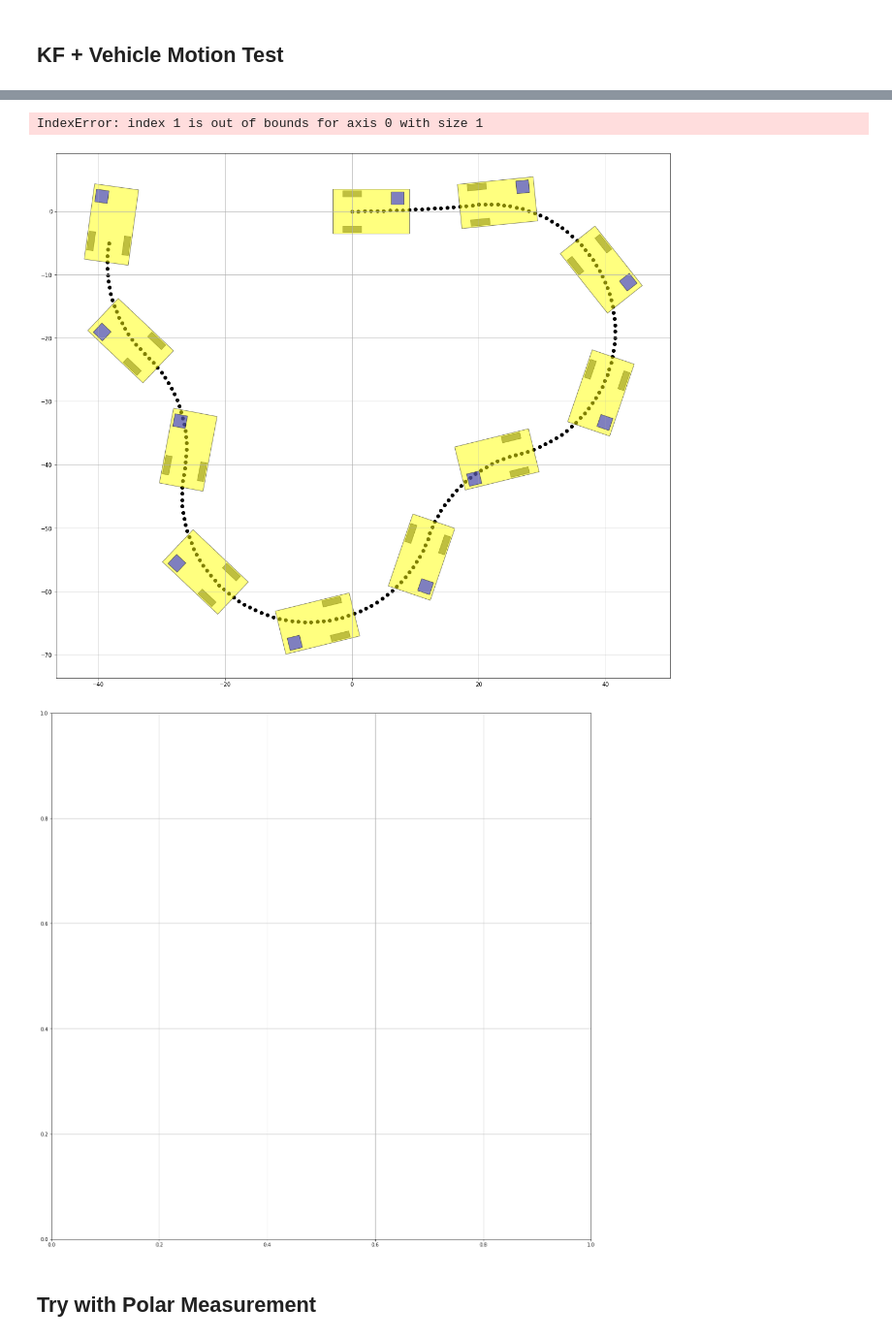
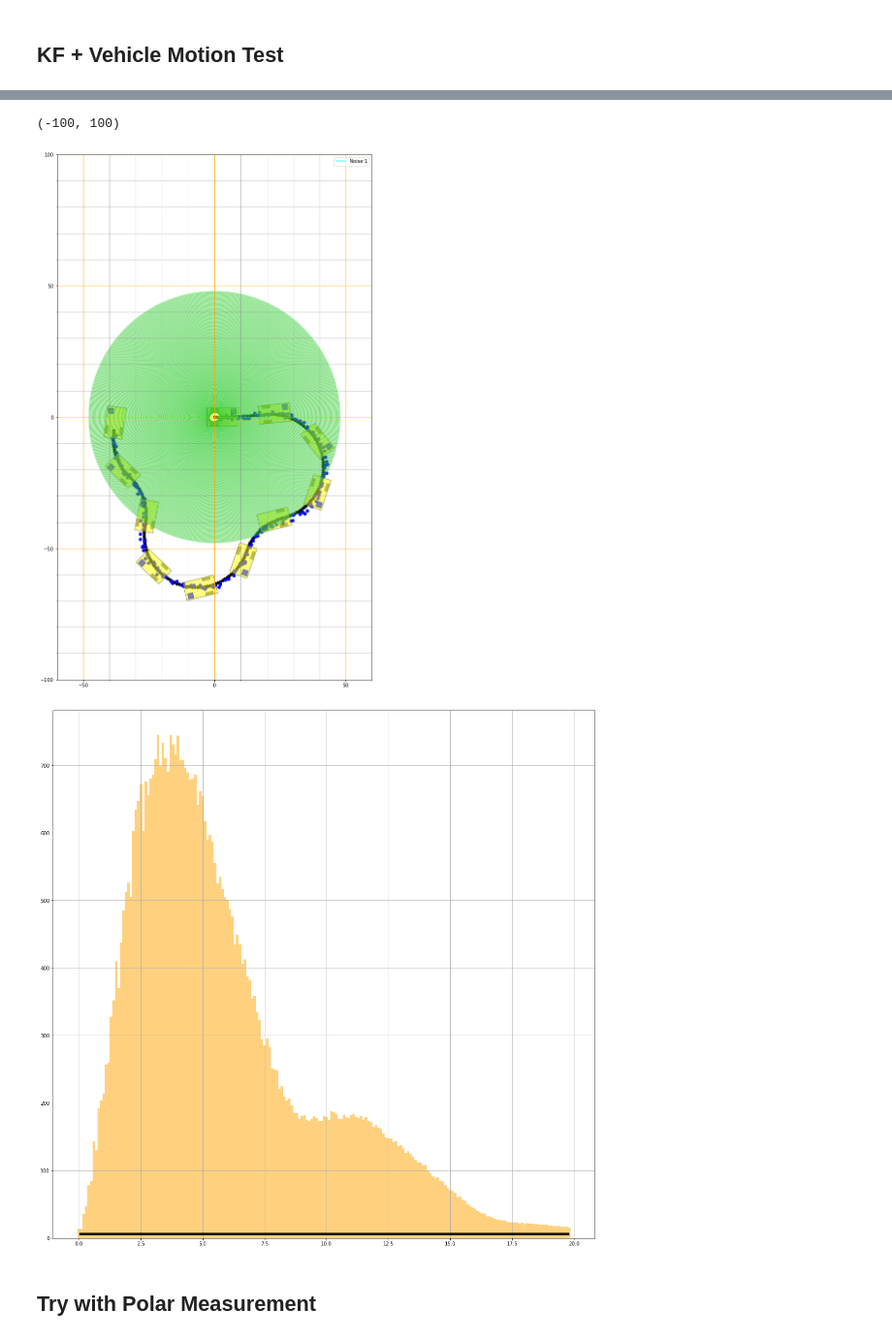
Before and after one commit to RYO0115/python_algorithms, a Jupyter notebook: kalman_filter/jupyter/multistate_kalman_filter.ipynb, the cells around one changed output, grey strips where cells are left out. Shown at 97% size. Cells and saved outputs as stored; diff of their text form; code cells hidden in the pictures.

```diff
--- a/kalman_filter/jupyter/multistate_kalman_filter.ipynb
+++ b/kalman_filter/jupyter/multistate_kalman_filter.ipynb
@@ -443,24 +299,0 @@ class Vehicle:
-# %%
-vehicle = Vehicle(10.0,0.05,0.1)
-
-vehicle.InitPosition(0, 0, 0)
-
-fig,ax = plt.subplots(figsize=[20,20])
-
-vehicle.PlotCurrentVehiclePosition(ax, alpha=0.5)
-
-for i in range(1,100,1):
-    state, true_state = vehicle.UpdateOneStep()
-    #print(i,":",state)
-
-    ax.scatter(state[0], state[1], color="red")
-    ax.scatter(true_state[0], true_state[1], color="blue")
-    if i%20 == 0:
-        print(i)
-        vehicle.PlotCurrentVehiclePosition(ax, alpha=0.5)
-
-vehicle.PlotCurrentVehiclePosition(ax, alpha=0.5)
-
-ax.grid()
-ax.axis('auto')
-ax.set_aspect('equal')
@@ -526,6 +352,7 @@ y_param = 0.0
 #measurements = [[ x_param * x * sin(x*pi/720), y_param * x * cos(x*pi/720)] for x in range(0,100)]
 measurements = []
 estimations = []
+kai_th = 5.99
 
 
 vehicle = Vehicle(10.0,0.05,0.1)
@@ -630,27 +457,23 @@ for noise in range(1, 2, 1):
 
         #print("===Measurement===")
         maha_dist = kf.CalcMaharanobisDist2D(measurements[i])
-        dist = kf.CalcEuclideanDist2D(measurements[i])
+        #dist = kf.CalcEuclideanDist2D(measurements[i])
         #print("Maharanobis:", type(maha_dist) , ":", maha_dist)
 
         timestamps.append((i * dt))
         dists.append(maha_dist)
 
         #print(measurements[i])
-        kf.MeasurementUpdate(measurements[i][0:2])
         #ellipse_x, ellipse_y = kf.GetErrorEllipsePoints(9.21)
-        ellipse = kf.GetErrorEllipsePoints(0.95)
 
-        ax.add_patch(ellipse)
-        updated_dists.append(dist)
-
-        if maha_dist < 9.21:
+        if maha_dist < kai_th:
 
             updated_maha_dists.append(maha_dist)
             #updated_measurements.append(measurements[i])
             #ax.plot(target_x, target_y, color="red")
             #ax.scatter(updated_measurements[:][0], updated_measurements[:][1], color="red", size=3)
             #kf.MeasurementUpdate(measurements[i])
+            kf.MeasurementUpdate(measurements[i][0:2])
             measurements[i][2] = 1
         else:
             updated_maha_dists.append(0.0)
@@ -659,6 +482,10 @@ for noise in range(1, 2, 1):
             #ax.plot(target_x, target_y, color="blue")
             #ax.scatter(unupdated_measurements[:][0], unupdated_measurements[:][1], color="blue", size=3)
             #unupdated_measurements.append(measurements[i])
+        ellipse = kf.GetErrorEllipsePoints(0.95)
+
+        ax.add_patch(ellipse)
+        updated_dists.append(maha_dist)
 
 
 
@@ -679,8 +506,9 @@ for noise in range(1, 2, 1):
             ax.scatter(measurement[0], measurement[1], color="blue")
 
 
-    ax2.bar(timestamps, dists, color="cyan", width=dt)
-    ax2.bar(timestamps, updated_maha_dists, color="orange", width=dt, alpha= 0.7)
+    ax2.bar(timestamps, updated_dists, color="orange", width=dt, alpha=0.5)
+    ax2.bar(timestamps, updated_maha_dists, color="cyan", width=dt, alpha= 0.7)
+    ax2.hlines(kai_th, timestamps[0], timestamps[-1], colors="black", linewidth=5)
     fig2.savefig("maha_dist.png")
 
 
@@ -711,6 +542,6 @@ noise: 1
-IndexError: index 1 is out of bounds for axis 0 with size 1
+(-100, 100)
-[figure, old version]
+[figure, new version]
-[figure, old version]
+[figure, new version]
 # %% [markdown]
 ## Try with Polar Measurement
 # %%
```
Also changed, not shown: parts of 13 cells of this notebook, 3 other files.
